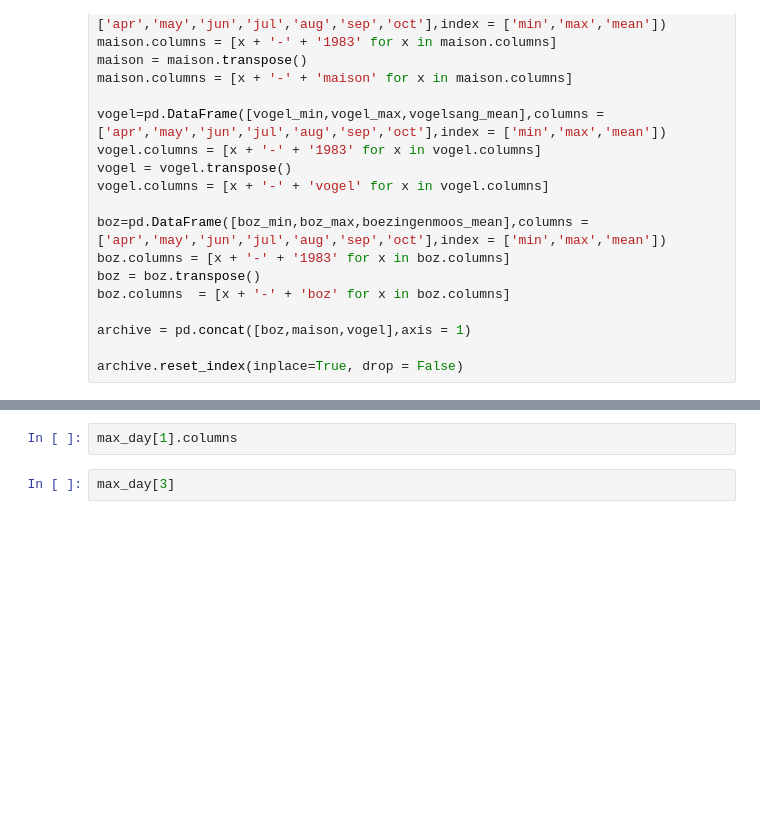
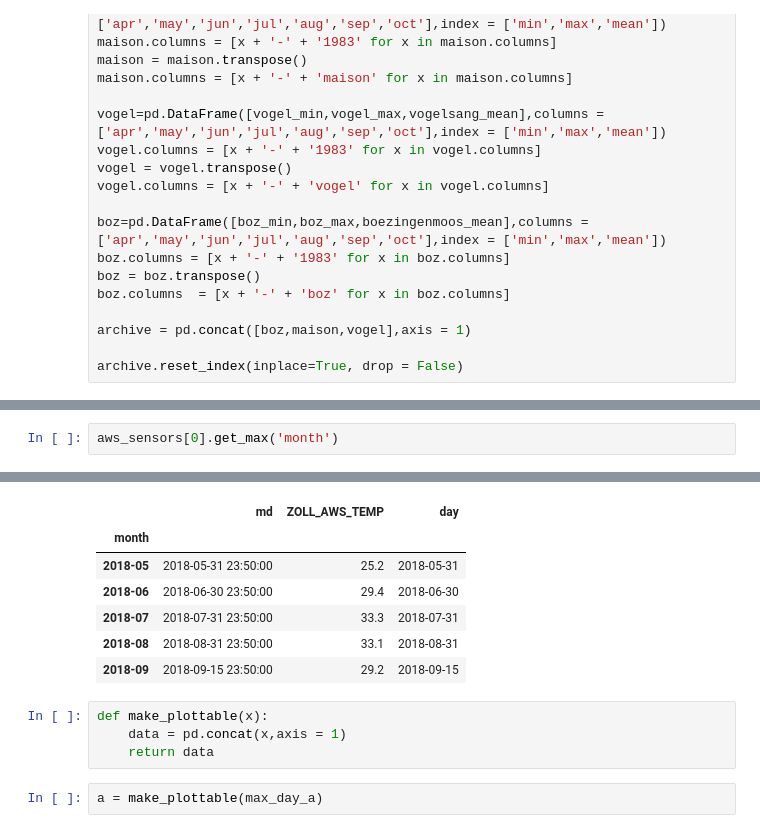
Before and after one commit to thorerismann/btemps, a Jupyter notebook: notebooks/exploratory/1.2-ge-measurement-classes.ipynb, the cells around one changed output, grey strips where cells are left out. Drawn from its saved outputs; the diff is of its cells as text; blank space fills up the shorter version.

```diff
--- a/notebooks/exploratory/1.2-ge-measurement-classes.ipynb
+++ b/notebooks/exploratory/1.2-ge-measurement-classes.ipynb
@@ -306,0 +408,3 @@ os_1.get_max('month')
+# %%
+aws_sensors[0].get_max('month')
+# %% [output]
@@ -307,6 +417,15 @@ os_1.get_max('month')
+|  | md | ZOLL_AWS_TEMP | day |
+| month |  |  |  |
+| 2018-05 | 2018-05-31 23:50:00 | 25.2 | 2018-05-31 |
+| 2018-06 | 2018-06-30 23:50:00 | 29.4 | 2018-06-30 |
+| 2018-07 | 2018-07-31 23:50:00 | 33.3 | 2018-07-31 |
+| 2018-08 | 2018-08-31 23:50:00 | 33.1 | 2018-08-31 |
+| 2018-09 | 2018-09-15 23:50:00 | 29.2 | 2018-09-15 |
+# %%
+def make_plottable(x):
+    data = pd.concat(x,axis = 1)
+    return data
 # %%
-max_day[1].columns
+a = make_plottable(max_day_a)
-# %%
-max_day[3]
 # %%
 min_day[6]
```
Also changed, not shown: parts of 19 cells of this notebook.
